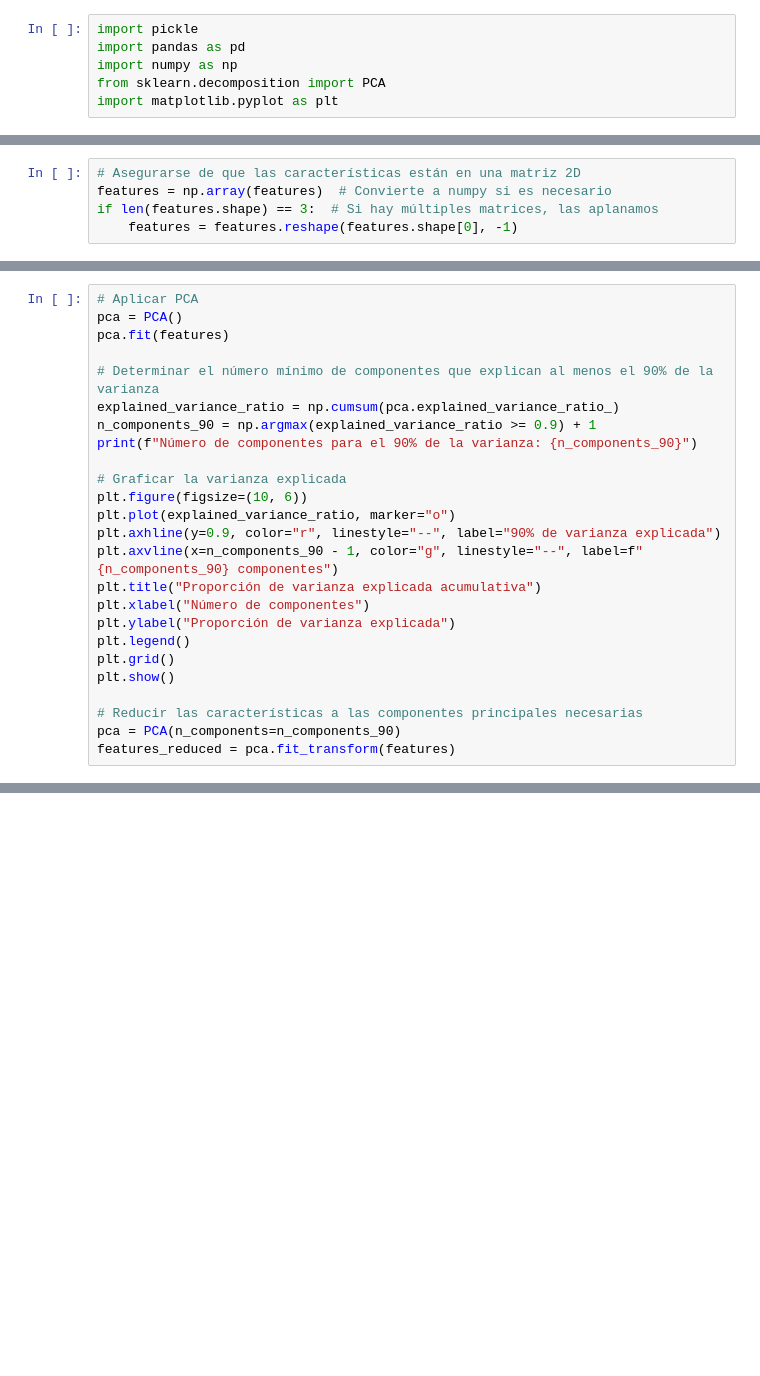
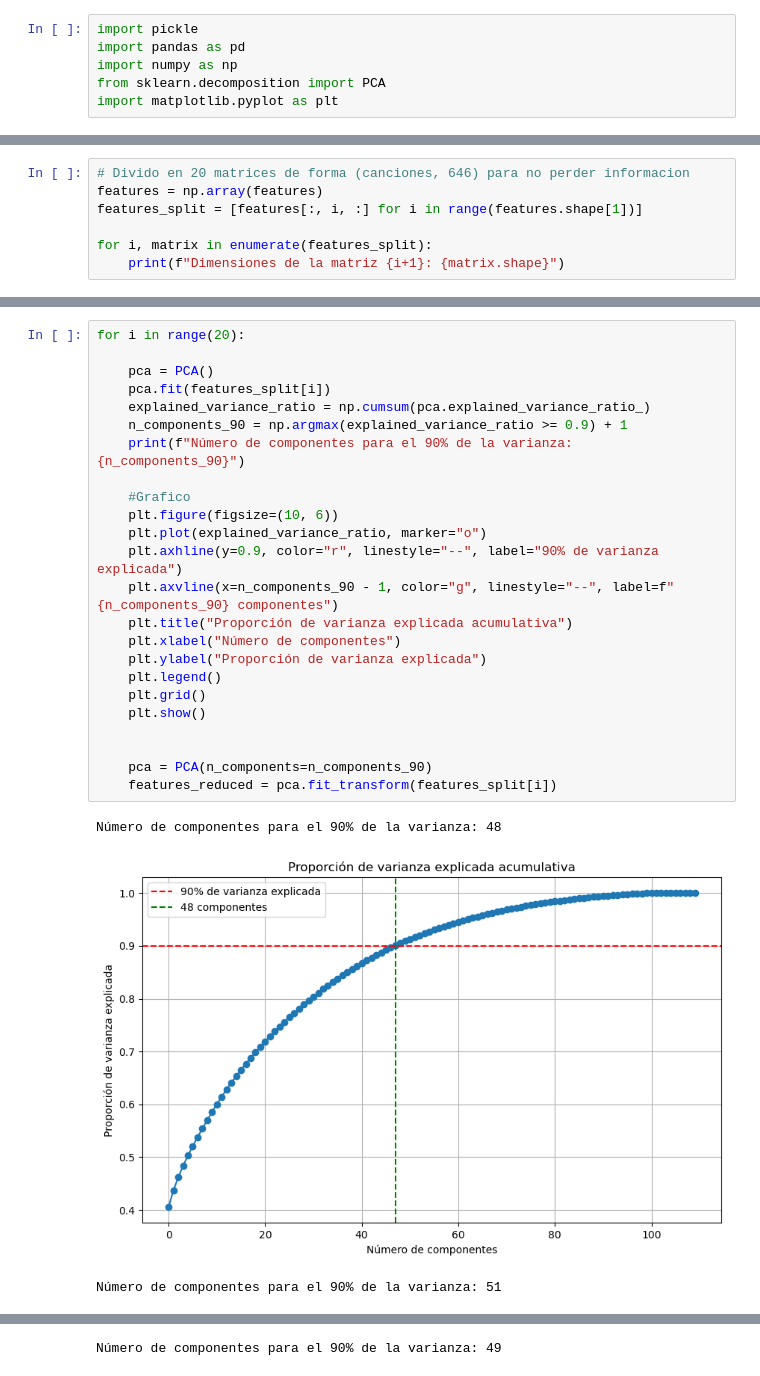
Before and after one commit to MitsuoMurakami/Proyecto_DB2, a Jupyter notebook: Parte3/data_extraction/PCA.ipynb, the cells around one changed output, grey strips where cells are left out. Saved outputs shown, nothing was run; the diff lists cells and outputs as text; blank space fills up the shorter version.

```diff
--- a/Parte3/data_extraction/PCA.ipynb
+++ b/Parte3/data_extraction/PCA.ipynb
@@ -24,8 +26,10 @@ print(features[0].shape)
 20
 646
 (20, 646)
-# %%
-# Asegurarse de que las características están en una matriz 2D
-features = np.array(features)  # Convierte a numpy si es necesario
-if len(features.shape) == 3:  # Si hay múltiples matrices, las aplanamos
-    features = features.reshape(features.shape[0], -1)
+# %%
+# Divido en 20 matrices de forma (canciones, 646) para no perder informacion
+features = np.array(features)
+features_split = [features[:, i, :] for i in range(features.shape[1])]
+
+for i, matrix in enumerate(features_split):
+    print(f"Dimensiones de la matriz {i+1}: {matrix.shape}")
@@ -32,25 +57,28 @@ if len(features.shape) == 3:  # Si hay múltiples matrices, las aplanamos
 # %%
-# Aplicar PCA
-pca = PCA()
-pca.fit(features)
+for i in range(20):
 
-# Determinar el número mínimo de componentes que explican al menos el 90% de la varianza
-explained_variance_ratio = np.cumsum(pca.explained_variance_ratio_)
-n_components_90 = np.argmax(explained_variance_ratio >= 0.9) + 1
-print(f"Número de componentes para el 90% de la varianza: {n_components_90}")
+    pca = PCA()
+    pca.fit(features_split[i])
+    explained_variance_ratio = np.cumsum(pca.explained_variance_ratio_)
+    n_components_90 = np.argmax(explained_variance_ratio >= 0.9) + 1
+    print(f"Número de componentes para el 90% de la varianza: {n_components_90}")
 
-# Graficar la varianza explicada
-plt.figure(figsize=(10, 6))
-plt.plot(explained_variance_ratio, marker="o")
-plt.axhline(y=0.9, color="r", linestyle="--", label="90% de varianza explicada")
-plt.axvline(x=n_components_90 - 1, color="g", linestyle="--", label=f"{n_components_90} componentes")
-plt.title("Proporción de varianza explicada acumulativa")
-plt.xlabel("Número de componentes")
-plt.ylabel("Proporción de varianza explicada")
-plt.legend()
-plt.grid()
-plt.show()
+    #Grafico
+    plt.figure(figsize=(10, 6))
+    plt.plot(explained_variance_ratio, marker="o")
+    plt.axhline(y=0.9, color="r", linestyle="--", label="90% de varianza explicada")
+    plt.axvline(x=n_components_90 - 1, color="g", linestyle="--", label=f"{n_components_90} componentes")
+    plt.title("Proporción de varianza explicada acumulativa")
+    plt.xlabel("Número de componentes")
+    plt.ylabel("Proporción de varianza explicada")
+    plt.legend()
+    plt.grid()
+    plt.show()
 
-# Reducir las características a las componentes principales necesarias
-pca = PCA(n_components=n_components_90)
-features_reduced = pca.fit_transform(features)
+
+    pca = PCA(n_components=n_components_90)
+    features_reduced = pca.fit_transform(features_split[i])
+# %% [output]
+Número de componentes para el 90% de la varianza: 48
+[figure, added]
+Número de componentes para el 90% de la varianza: 51
@@ -56,0 +86 @@ features_reduced = pca.fit_transform(features)
+Número de componentes para el 90% de la varianza: 49
```
Also changed, not shown: parts of 6 cells of this notebook.
